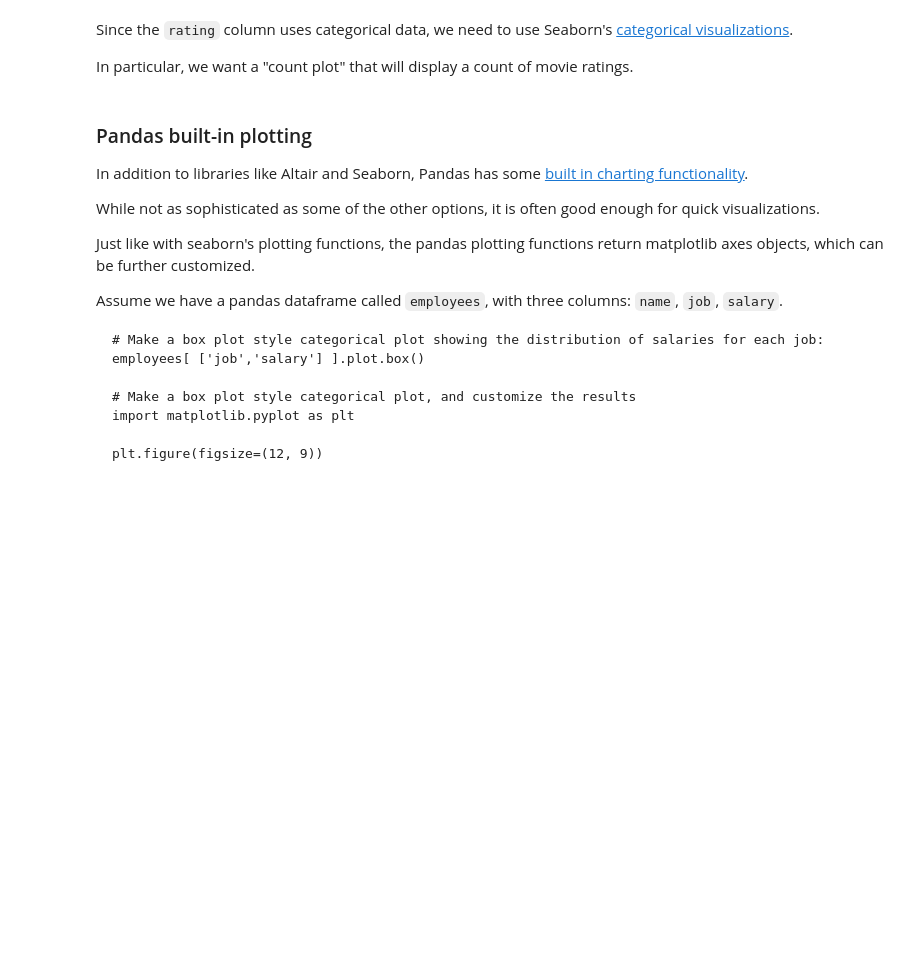
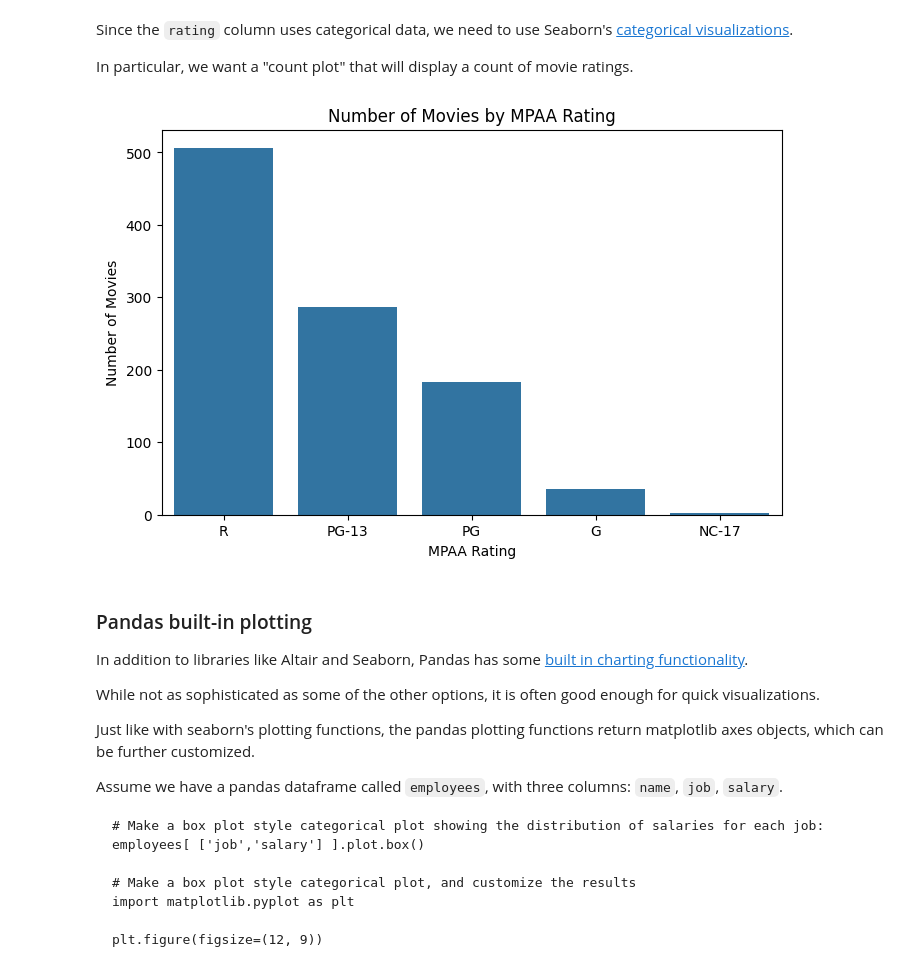
Before and after one commit to tristanstubs/course_work_portfolio, a Jupyter notebook: notebooks/Exploration_01.ipynb, the cells around one changed output. Drawn from its saved outputs; the diff is of its cells as text; code cells hidden in the pictures; blank space fills up the shorter version.

```diff
--- a/notebooks/Exploration_01.ipynb
+++ b/notebooks/Exploration_01.ipynb
@@ -252,6 +253,16 @@ Since the `rating` column uses categorical data, we need to use Seaborn's [categ
 In particular, we want a "count plot" that will display a count of movie ratings.
 # %%
 # Use seaborn to create a count plot comparing the count of each movie rating
+
+plt.figure(figsize=(8,5))
+sns.countplot(data=mpaa_movies, x='rating', order=mpaa_movies['rating'].value_counts().index)
+
+plt.title('Number of Movies by MPAA Rating')
+plt.xlabel('MPAA Rating')
+plt.ylabel('Number of Movies')
+plt.show()
+# %% [output]
+[figure, added]
 # %% [markdown]
 ### Pandas built-in plotting
 In addition to libraries like Altair and Seaborn, Pandas has some [built in charting functionality](https://pandas.pydata.org/docs/getting_started/intro_tutorials/04_plotting.html).
```
Also changed, not shown: parts of 5 cells of this notebook.
